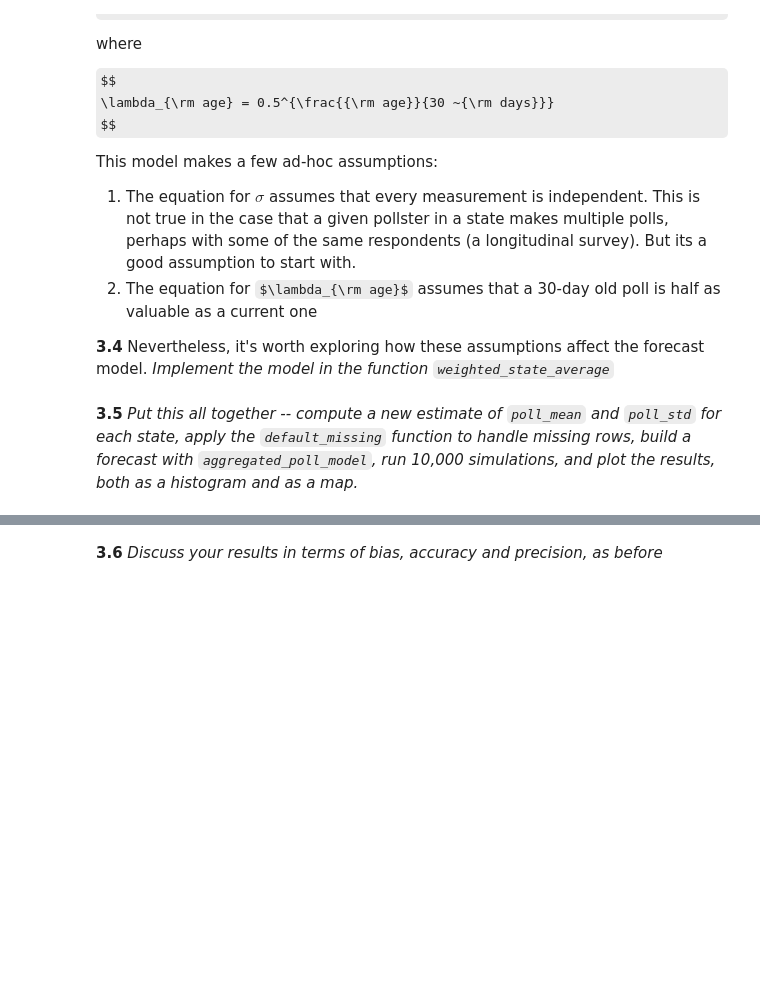
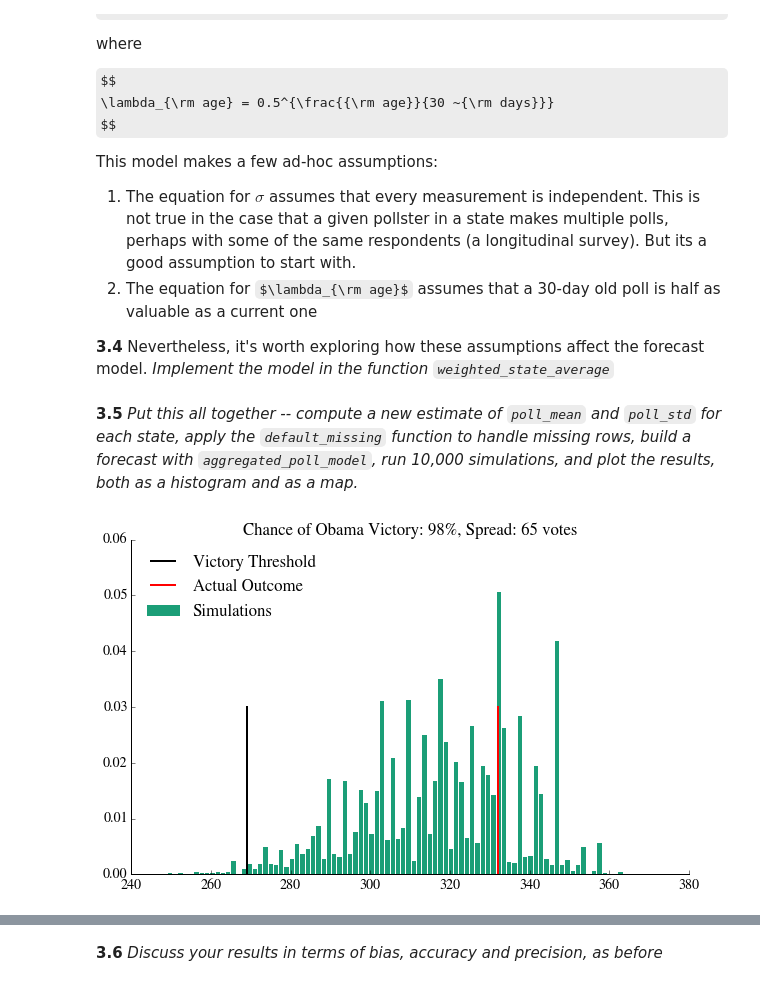
Before and after one commit to gm758/CS109_Coursework, a Jupyter notebook: homework/HW2.ipynb, the cells around one changed output, grey strips where cells are left out. Cells and saved outputs as stored; diff of their text form; code cells hidden in the pictures; some formulas as TeX source; blank space fills up the shorter version.

```diff
--- a/homework/HW2.ipynb
+++ b/homework/HW2.ipynb
@@ -1292,3 +1294,14 @@ poll_std value as .05 * poll_mean
+# %%
+#your code here
+wgt_avg = weighted_state_average(multipoll)
+wgt_avg = electoral_votes.join(wgt_avg)
+default_missing(wgt_avg)
+
+model = aggregated_poll_model(wgt_avg)
+prediction = simulate_election(model, 10000)
+plot_simulation(prediction)
+# %% [output]
+[figure, added]
 # %%
 #your map code here
 make_map(model.Obama, "P(Obama): Weighted Polls")
```
Also changed, not shown: parts of 15 cells of this notebook.
